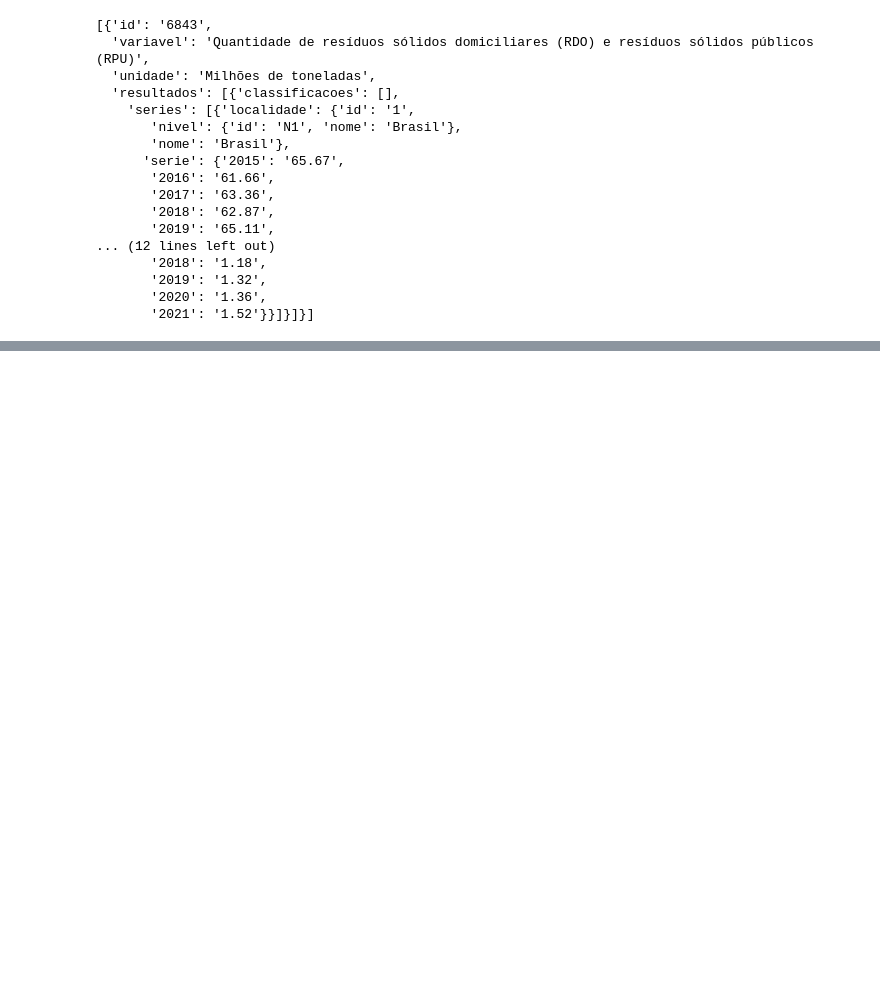
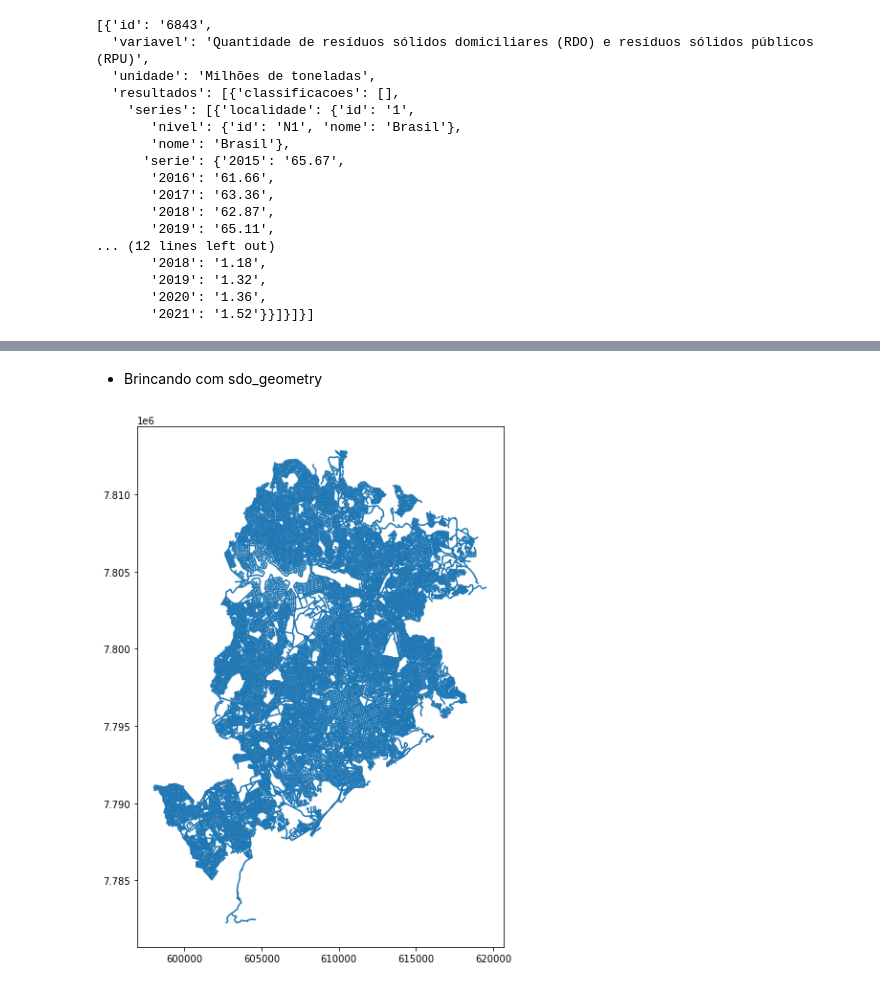
Before and after one commit to jeffersonrafael/desafio_brk, a Jupyter notebook: Jefferson/analise.ipynb, the cells around one changed output, grey strips where cells are left out. Saved outputs shown, nothing was run; the diff lists cells and outputs as text; code cells hidden in the pictures; blank space fills up the shorter version.

Commit message:
adicionando novos arquivos e atualizacoes

```diff
--- a/Jefferson/analise.ipynb
+++ b/Jefferson/analise.ipynb
@@ -51,0 +38,5 @@ dados
+# %%
+dados1 = pd.read_csv("../Data/selesan_dez_2022.csv", sep=";")
+# dados2 = pd.read_csv("../Data/SDG 6.csv")
+dados3 = pd.read_csv("../Data/20220601_trecho_rede_agua.csv")
+dados4 = pd.read_csv("../Data/20230801_trecho_rede_agua.csv", sep=";")
@@ -51,0 +59,30 @@ dados
+# %% [markdown]
+- Brincando com sdo_geometry
+# %%
+# Carregar um arquivo GeoJSON em um GeoDataFrame
+# gdf = gpd.read_file('meu_arquivo.geojson')
+
+# Definir a coluna de geometria
+# gdf = dados4.set_geometry('GEOMETRIA')
+
+# # Plotar os dados
+# gdf.plot()
+
+# # Mostrar o gráfico
+# plt.show()
+
+
+
+# Converter as strings em objetos de geometria
+dados4['GEOMETRIA'] = dados4['GEOMETRIA'].apply(wkt.loads)
+
+# Definir a coluna de geometria
+gdf = dados4.set_geometry('GEOMETRIA')
+
+# Plotar os dados
+gdf.plot(figsize = (10, 10))
+
+# Mostrar o gráfico
+plt.show()
+# %% [output]
+[figure, added]
```
Also changed, not shown: parts of 4 cells of this notebook.
